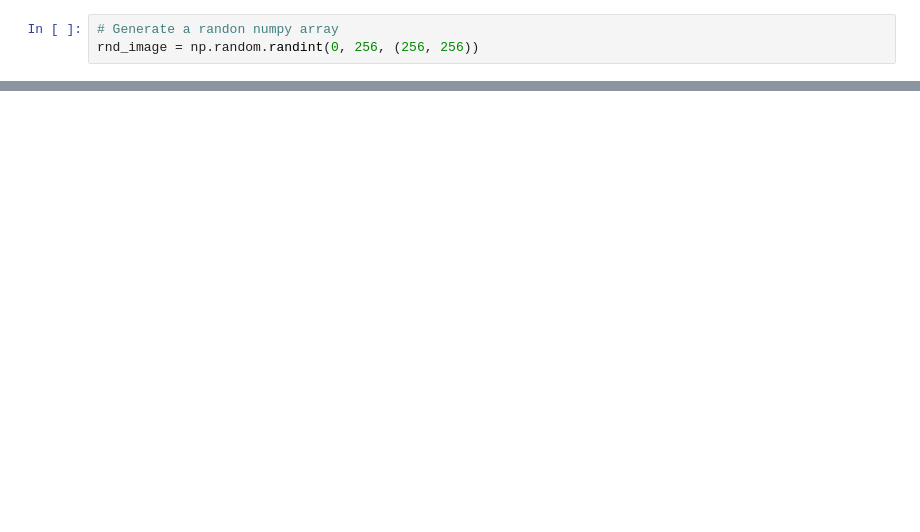
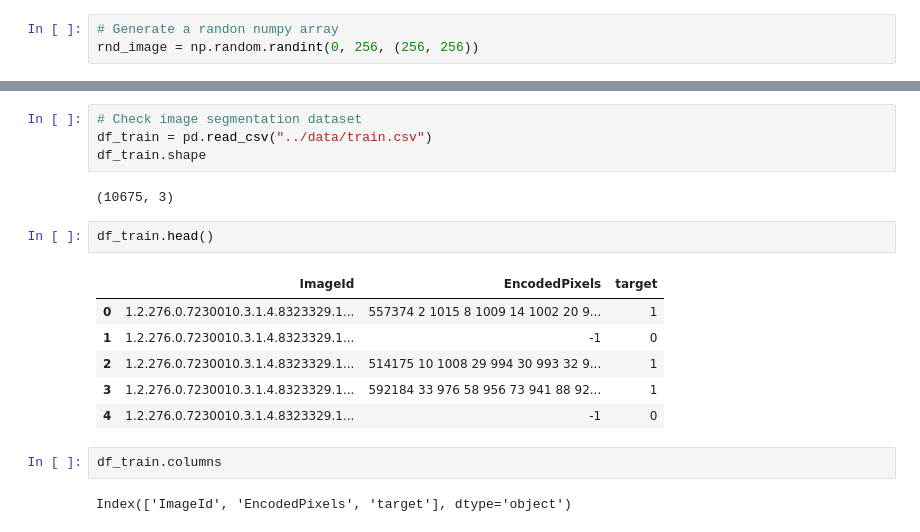
Before and after one commit to danhphan/ApMLPs, a Jupyter notebook: ml_10_image_segmentation/nbs/example.ipynb, the cells around one changed output, grey strips where cells are left out. Saved outputs shown, nothing was run; the diff lists cells and outputs as text; blank space fills up the shorter version.

Commit message:
add image train csv

```diff
--- a/ml_10_image_segmentation/nbs/example.ipynb
+++ b/ml_10_image_segmentation/nbs/example.ipynb
@@ -13,0 +15,19 @@ plt.show()
+# %%
+# Check image segmentation dataset
+df_train = pd.read_csv("../data/train.csv")
+df_train.shape
+# %% [output]
+(10675, 3)
+# %%
+df_train.head()
+# %% [output]
+|  | ImageId | EncodedPixels | target |
+| 0 | 1.2.276.0.7230010.3.1.4.8323329.1... | 557374 2 1015 8 1009 14 1002 20 9... | 1 |
+| 1 | 1.2.276.0.7230010.3.1.4.8323329.1... | -1 | 0 |
+| 2 | 1.2.276.0.7230010.3.1.4.8323329.1... | 514175 10 1008 29 994 30 993 32 9... | 1 |
+| 3 | 1.2.276.0.7230010.3.1.4.8323329.1... | 592184 33 976 58 956 73 941 88 92... | 1 |
+| 4 | 1.2.276.0.7230010.3.1.4.8323329.1... | -1 | 0 |
+# %%
+df_train.columns
+# %% [output]
+Index(['ImageId', 'EncodedPixels', 'target'], dtype='object')
```
Also changed, not shown: parts of 3 cells of this notebook.
